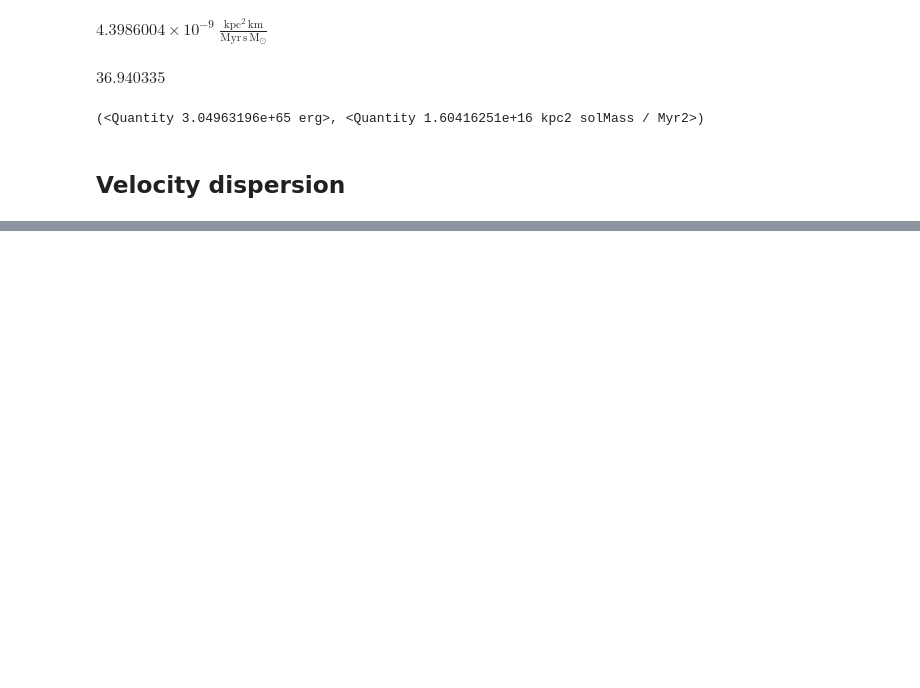
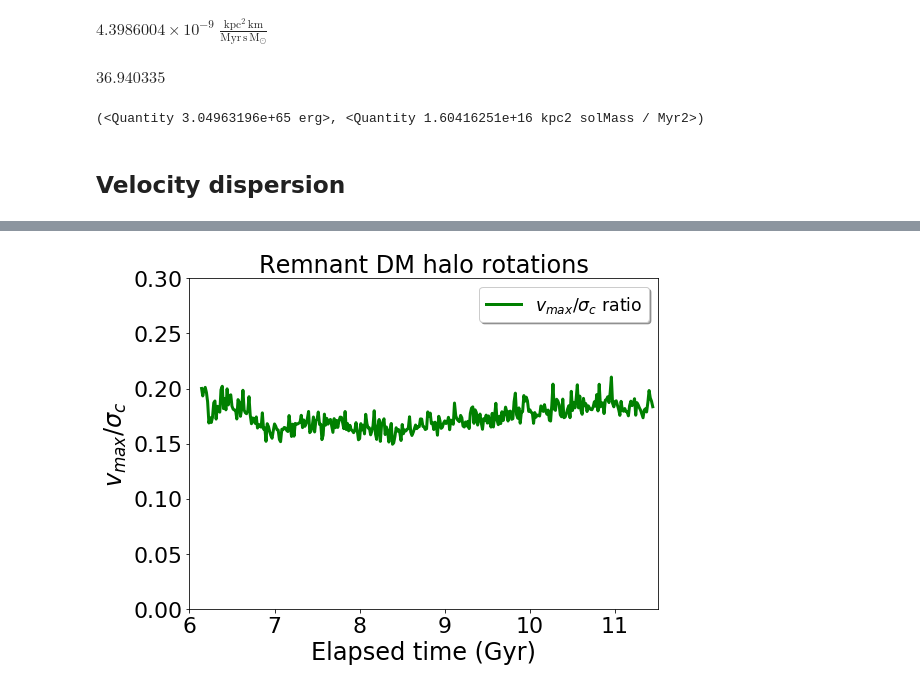
Before and after one commit to colinleach/400B_Leach, a Jupyter notebook: Project/notebooks/Remnant_rotations_DM.ipynb, the cells around one changed output, grey strips where cells are left out. Cells and saved outputs as stored; diff of their text form; code cells hidden in the pictures; blank space fills up the shorter version.

```diff
--- a/Project/notebooks/Remnant_rotations_DM.ipynb
+++ b/Project/notebooks/Remnant_rotations_DM.ipynb
@@ -357,0 +372,16 @@ array([[430.        , 123.62769049, 165.53567149],
+# %%
+fontsize = 24
+fig = plt.figure(figsize=(8,6))
+plt.plot(t, vmax_yx/sigma_central_yx, 'g-', lw=3, label=r'$v_{max}$/$\sigma_c$ ratio')
+# plt.plot((6, 11.5), (0.6,0.6), 'k:', lw=3, alpha=0.5)
+plt.xlabel('Elapsed time (Gyr)', fontsize=fontsize)
+plt.ylabel(r'$v_{max} / \sigma_c$', fontsize=fontsize)
+plt.xlim(6, 11.5)
+plt.ylim(0, 0.3)
+
+plt.legend(fontsize='xx-large', shadow=True)
+plt.title('Remnant DM halo rotations', fontsize=24)
+plt.tight_layout()
+plt.savefig('rem_dm_vdisp_ratio.pdf', rasterized=True, dpi=350);
+# %% [output]
+[figure, added]
```
Also changed, not shown: parts of 6 cells of this notebook, 18 other files.
